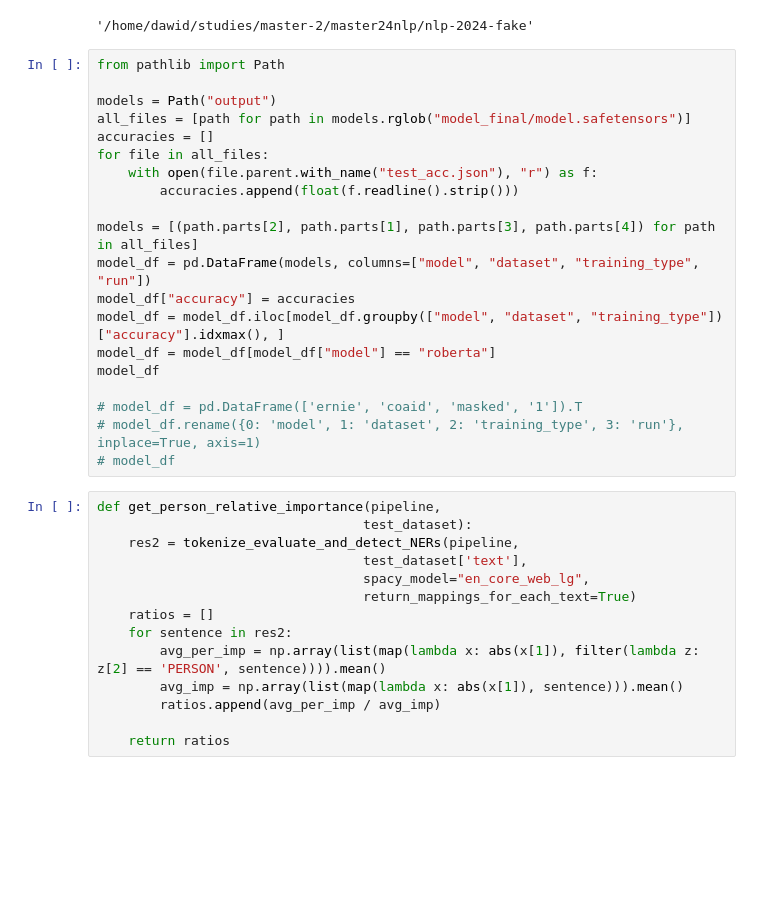
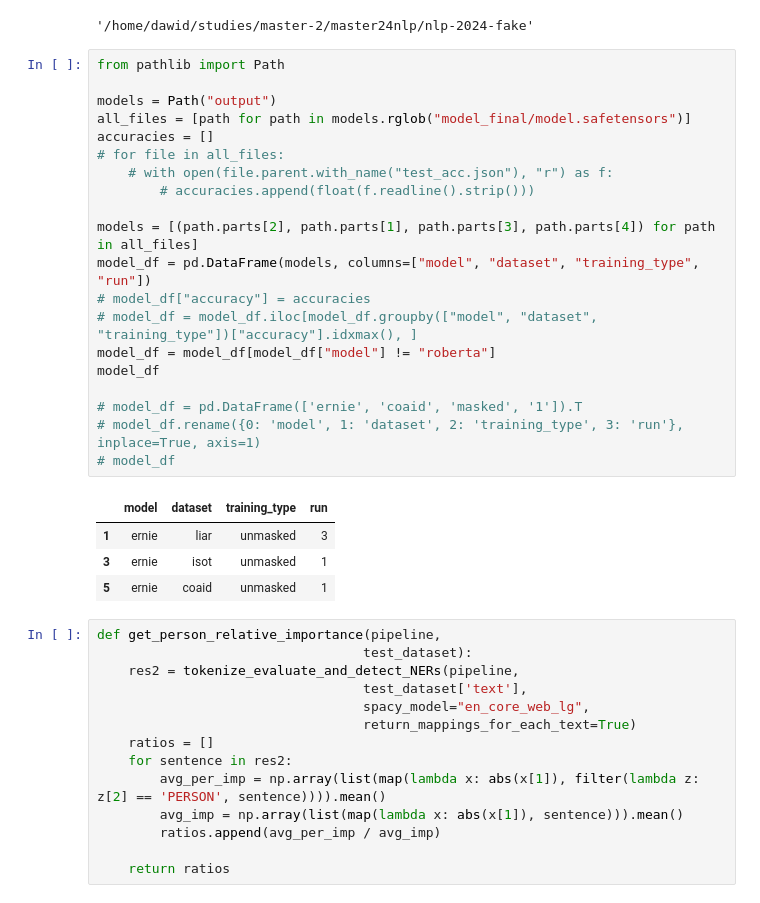
Before and after one commit to azoz01/nlp-2024-fake, a Jupyter notebook: notebooks/results.ipynb, the cells around one changed output. Saved outputs shown, nothing was run; the diff lists cells and outputs as text; blank space fills up the shorter version.

```diff
--- a/notebooks/results.ipynb
+++ b/notebooks/results.ipynb
@@ -45,23 +45,28 @@ os.getcwd()
 # %%
 from pathlib import Path
 
 models = Path("output")
 all_files = [path for path in models.rglob("model_final/model.safetensors")]
 accuracies = []
-for file in all_files:
-    with open(file.parent.with_name("test_acc.json"), "r") as f:
-        accuracies.append(float(f.readline().strip()))
+# for file in all_files:
+    # with open(file.parent.with_name("test_acc.json"), "r") as f:
+        # accuracies.append(float(f.readline().strip()))
 
 models = [(path.parts[2], path.parts[1], path.parts[3], path.parts[4]) for path in all_files]
 model_df = pd.DataFrame(models, columns=["model", "dataset", "training_type", "run"])
-model_df["accuracy"] = accuracies
-model_df = model_df.iloc[model_df.groupby(["model", "dataset", "training_type"])["accuracy"].idxmax(), ]
-model_df = model_df[model_df["model"] == "roberta"]
+# model_df["accuracy"] = accuracies
+# model_df = model_df.iloc[model_df.groupby(["model", "dataset", "training_type"])["accuracy"].idxmax(), ]
+model_df = model_df[model_df["model"] != "roberta"]
 model_df
 
 # model_df = pd.DataFrame(['ernie', 'coaid', 'masked', '1']).T
 # model_df.rename({0: 'model', 1: 'dataset', 2: 'training_type', 3: 'run'}, inplace=True, axis=1)
 # model_df
+# %% [output]
+|  | model | dataset | training_type | run |
+| 1 | ernie | liar | unmasked | 3 |
+| 3 | ernie | isot | unmasked | 1 |
+| 5 | ernie | coaid | unmasked | 1 |
 # %%
 def get_person_relative_importance(pipeline,
                                   test_dataset):
```
Also changed, not shown: parts of 3 cells of this notebook, 2 other files.
